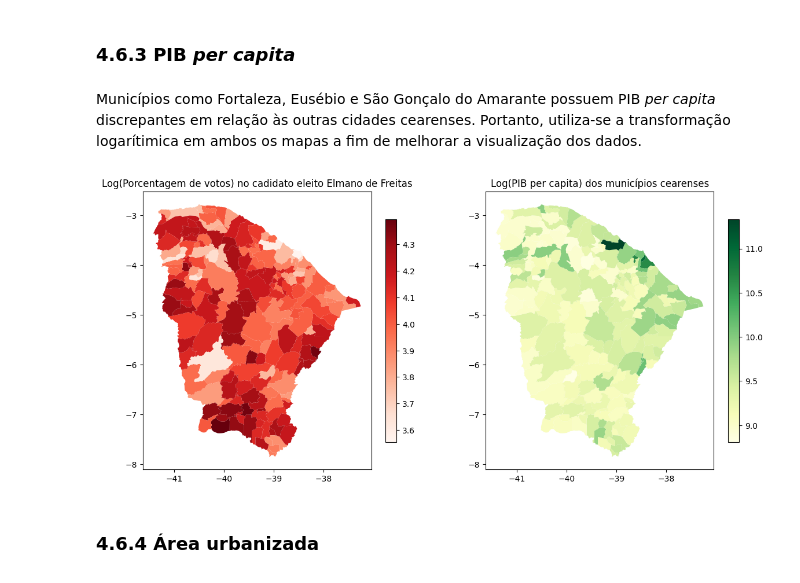
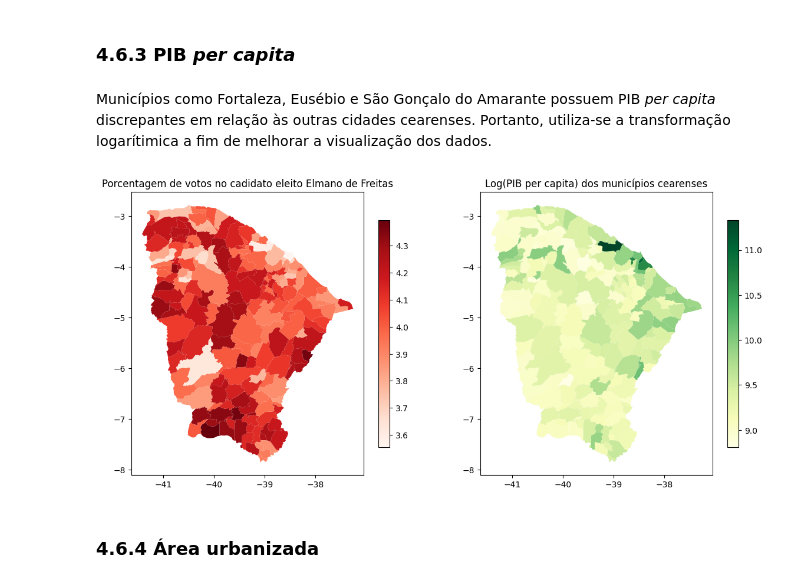
Before and after one commit to DamodaraBarbosa/DamodaraBarbosa, a Jupyter notebook: 06_governador_analysis_eleicoes_ceara_2022.ipynb, the cells around one changed output. Drawn from its saved outputs; the diff is of its cells as text; code cells hidden in the pictures.

```diff
--- a/06_governador_analysis_eleicoes_ceara_2022.ipynb
+++ b/06_governador_analysis_eleicoes_ceara_2022.ipynb
@@ -686,17 +585,20 @@ plt.show()
 # %% [markdown]
 ### 4.6.3 PIB *per capita*
 # %% [markdown]
-Municípios como Fortaleza, Eusébio e São Gonçalo do Amarante possuem PIB *per capita* discrepantes em relação às outras cidades cearenses. Portanto, utiliza-se a transformação logarítimica em ambos os mapas a fim de melhorar a visualização dos dados.
+Municípios como Fortaleza, Eusébio e São Gonçalo do Amarante possuem PIB *per capita* discrepantes em relação às outras cidades cearenses. Portanto, utiliza-se a transformação logarítimica a fim de melhorar a visualização dos dados.
 # %%
 fig, ax = plt.subplots(1, 2, figsize= (14, 10))
-ax1 = votos_elmano_por_municipio.plot(np.log(votos_elmano_por_municipio['porcentagem_votos']), legend= True,
-                                      cmap= 'Reds', legend_kwds= {'shrink': 0.5}, ax= ax[0])
-ax1.set_title('Log(Porcentagem de votos) no cadidato eleito Elmano de Freitas')
+ax1 = votos_elmano_por_municipio.plot(
+    np.log(votos_elmano_por_municipio['porcentagem_votos']),
+    legend= True, cmap= 'Reds', legend_kwds= {'shrink': 0.5}, ax= ax[0]
+)
+ax1.set_title('Porcentagem de votos no cadidato eleito Elmano de Freitas')
+
 ax2 = dados_ibge.plot(np.log(dados_ibge['pib_per_capita']), cmap= 'YlGn', legend= True, legend_kwds= {'shrink': 0.5}, ax= ax[1])
 ax2.set_title('Log(PIB per capita) dos municípios cearenses')
 plt.show()
 # %% [output]
-[figure, old version]
+[figure, new version]
 # %% [markdown]
 ### 4.6.4 Área urbanizada
 # %% [markdown]
```
Also changed, not shown: parts of 59 cells of this notebook.
